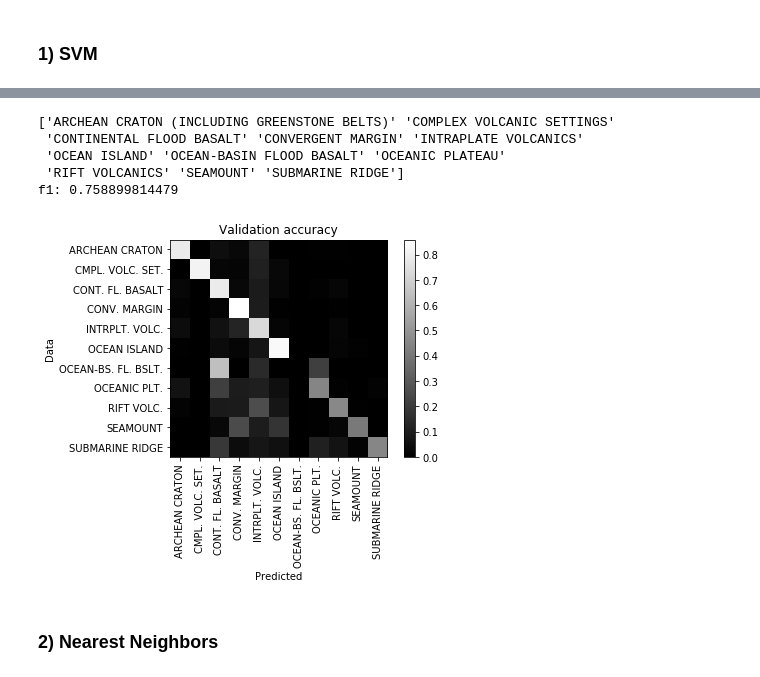
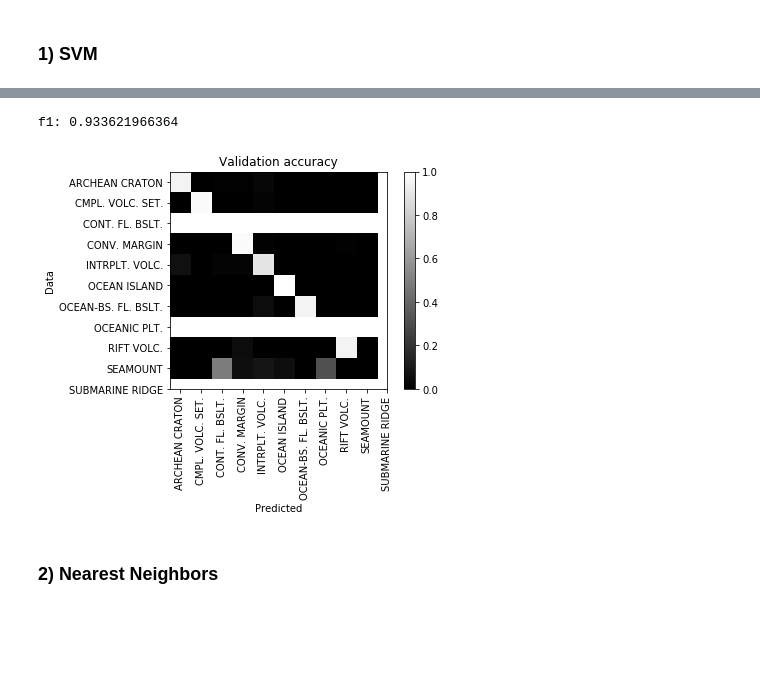
Before and after one commit to groupeLIAMG/Georoc_Geochem_Project, a Jupyter notebook: Concatenate Georoc database.ipynb, the cells around one changed output, grey strips where cells are left out. Cells and saved outputs as stored; diff of their text form; code cells hidden in the pictures; blank space fills up the shorter version.

Commit message:
Implemented file selection on test data

```diff
--- a/Concatenate Georoc database.ipynb
+++ b/Concatenate Georoc database.ipynb
@@ -330,14 +335,0 @@ y = filtered_file['TECTONIC SETTING']
-# %%
-# Creation of training and testing sets.
-
-lpgo = LeavePGroupsOut(n_groups=10)
-groups = filtered_file.groupby('FILENAME').apply(lambda group: group.index.values)
-groups = groups.values
-print(groups)
-print(lpgo.get_n_splits(X, y, groups))
-
-train_index, test_index = lpgo.split(X, y, groups)[test_no]
-X_train, X_test = X[train_index], X[test_index]
-y_train, y_test = y[train_index], y[test_index]
-
-# X_train, X_test, y_train, y_test = train_test_split(X, y, test_size=0.70, random_state=42)
@@ -362,0 +380,13 @@ ValueError: Found input variables with inconsistent numbers of samples: [57107,
+# %%
+# (...)
+
+train_ind, test_ind = next(generator)
+
+X = filtered_file.iloc[:, 29:-1]
+y = filtered_file['TECTONIC SETTING']
+
+X_train, X_test, y_train, y_test = X.iloc[train_ind], X.iloc[test_ind], y.iloc[train_ind], y.iloc[test_ind]
+
+count_ = y_test.value_counts()
+print(count_)
+print(len(count_), 'settings out of 11.')
@@ -440,40 +467,34 @@ y_pred = SVM.predict(X_test)
 # %%
 # Analysis
 
 f1 = f1_score(y_test, y_pred, average='weighted')
 
 conf = confusion_matrix(y_test, y_pred)
 conf = conf.astype('float') / conf.sum(axis=1)[:, np.newaxis]  # Normalize
 plt.imshow(conf, interpolation='nearest', cmap=plt.cm.gray)
 plt.xlabel('Predicted')
 plt.ylabel('Data')
 plt.colorbar()
-range_ = np.arange(len(labels))
-labels = SVM.classes_
-print(labels)
 labels = ['ARCHEAN CRATON',  # VERIFY LABELING
           'CMPL. VOLC. SET.',
-          'CONT. FL. BASALT',
+          'CONT. FL. BSLT.',
           'CONV. MARGIN',
           'INTRPLT. VOLC.',
           'OCEAN ISLAND',
           'OCEAN-BS. FL. BSLT.',
           'OCEANIC PLT.',
           'RIFT VOLC.',
           'SEAMOUNT',
           'SUBMARINE RIDGE']
+range_ = np.arange(len(labels))
 plt.xticks(range_, labels, rotation=90)
 plt.yticks(range_, labels)
 plt.title('Validation accuracy')
 
 print('f1:', str(f1))
 plt.show()
 # %% [output]
-['ARCHEAN CRATON (INCLUDING GREENSTONE BELTS)' 'COMPLEX VOLCANIC SETTINGS'
- 'CONTINENTAL FLOOD BASALT' 'CONVERGENT MARGIN' 'INTRAPLATE VOLCANICS'
- 'OCEAN ISLAND' 'OCEAN-BASIN FLOOD BASALT' 'OCEANIC PLATEAU'
- 'RIFT VOLCANICS' 'SEAMOUNT' 'SUBMARINE RIDGE']
-f1: 0.758899814479
+f1: 0.933621966364
-[figure, old version]
+[figure, new version]
 # %% [markdown]
 ### 2) Nearest Neighbors
```
Also changed, not shown: parts of 14 cells of this notebook.
